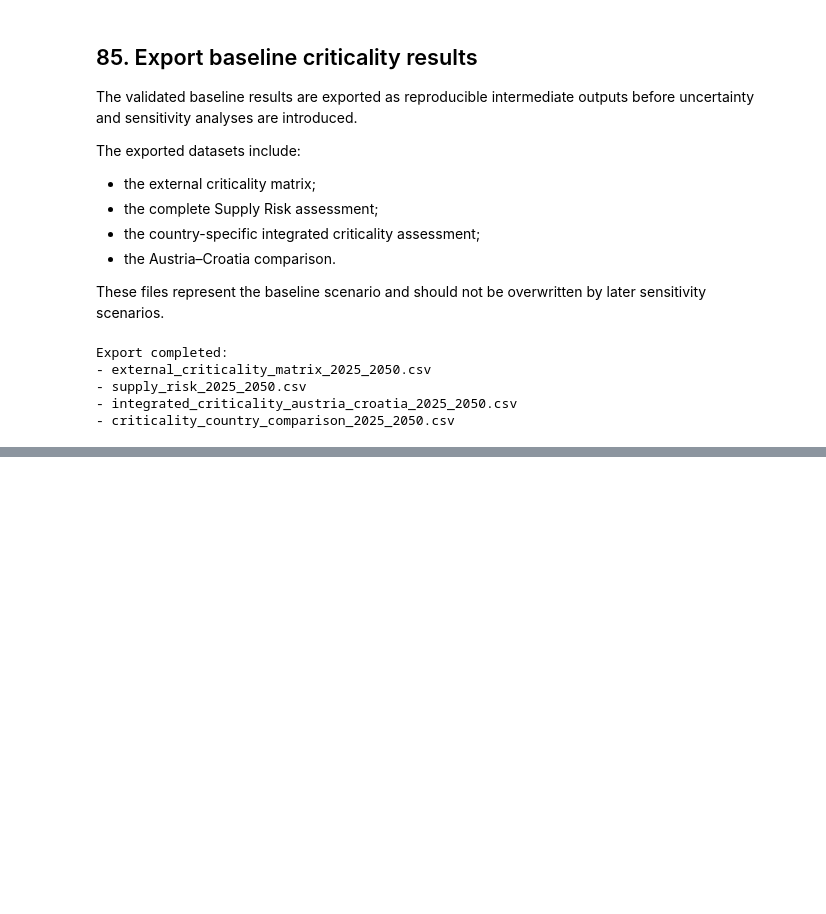
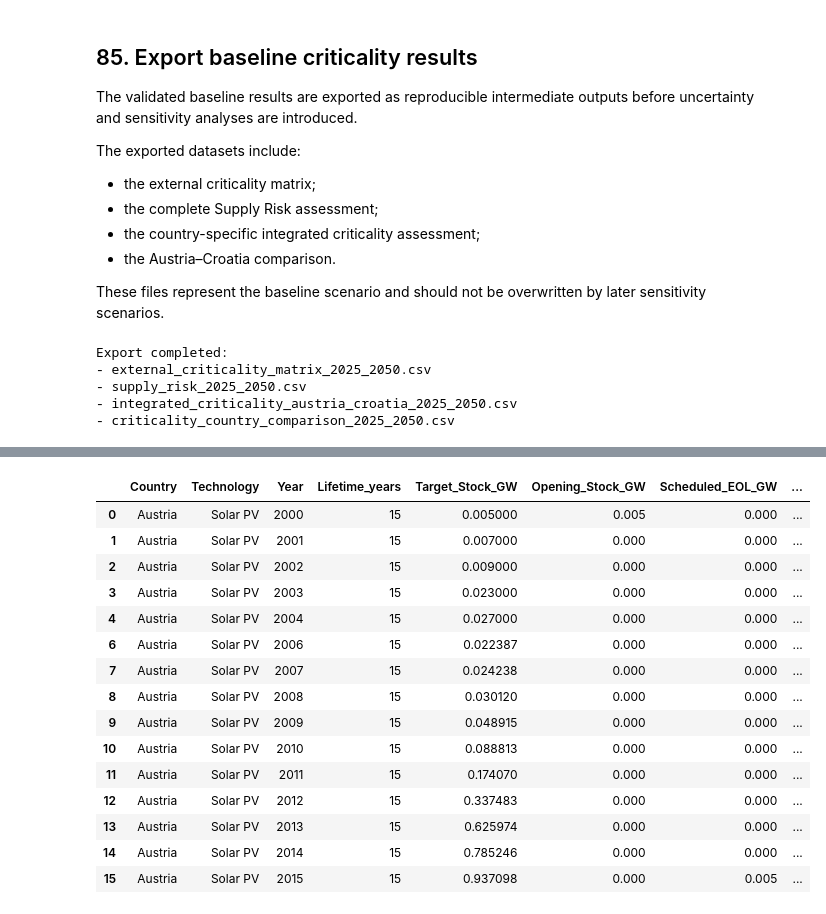
Before and after one commit to Trickwillfrit/MFA, a Jupyter notebook: notebooks/ENV501_Austria_Croatia_MFA.ipynb, the cells around one changed output, grey strips where cells are left out. Cells and saved outputs as stored; diff of their text form; code cells hidden in the pictures; blank space fills up the shorter version.

```diff
--- a/notebooks/ENV501_Austria_Croatia_MFA.ipynb
+++ b/notebooks/ENV501_Austria_Croatia_MFA.ipynb
@@ -11658,0 +12268,58 @@ Export completed:
+# %%
+lifetime_capacity_cohorts = (
+    lifetime_capacity_results
+    .copy()
+)
+
+lifetime_capacity_cohorts[
+    "Cohort_Capacity_GW"
+] = (
+    lifetime_capacity_cohorts[
+        "Opening_Stock_GW"
+    ].fillna(0)
+    +
+    lifetime_capacity_cohorts[
+        "Gross_Addition_GW"
+    ].fillna(0)
+)
+
+lifetime_capacity_cohorts[
+    "Cohort_Type"
+] = np.where(
+    lifetime_capacity_cohorts[
+        "Opening_Stock_GW"
+    ] > 0,
+    "Opening stock",
+    "Annual installation"
+)
+
+# Keep only actual installation cohorts
+lifetime_capacity_cohorts = (
+    lifetime_capacity_cohorts[
+        lifetime_capacity_cohorts[
+            "Cohort_Capacity_GW"
+        ] > 0
+    ]
+    .copy()
+)
+
+display(
+    lifetime_capacity_cohorts.head(15)
+)
+# %% [output]
+|  | Country | Technology | Year | Lifetime_years | Target_Stock_GW | Opening_Stock_GW | Scheduled_EOL_GW | ... |
+| 0 | Austria | Solar PV | 2000 | 15 | 0.005000 | 0.005 | 0.000 | ... |
+| 1 | Austria | Solar PV | 2001 | 15 | 0.007000 | 0.000 | 0.000 | ... |
+| 2 | Austria | Solar PV | 2002 | 15 | 0.009000 | 0.000 | 0.000 | ... |
+| 3 | Austria | Solar PV | 2003 | 15 | 0.023000 | 0.000 | 0.000 | ... |
+| 4 | Austria | Solar PV | 2004 | 15 | 0.027000 | 0.000 | 0.000 | ... |
+| 6 | Austria | Solar PV | 2006 | 15 | 0.022387 | 0.000 | 0.000 | ... |
+| 7 | Austria | Solar PV | 2007 | 15 | 0.024238 | 0.000 | 0.000 | ... |
+| 8 | Austria | Solar PV | 2008 | 15 | 0.030120 | 0.000 | 0.000 | ... |
+| 9 | Austria | Solar PV | 2009 | 15 | 0.048915 | 0.000 | 0.000 | ... |
+| 10 | Austria | Solar PV | 2010 | 15 | 0.088813 | 0.000 | 0.000 | ... |
+| 11 | Austria | Solar PV | 2011 | 15 | 0.174070 | 0.000 | 0.000 | ... |
+| 12 | Austria | Solar PV | 2012 | 15 | 0.337483 | 0.000 | 0.000 | ... |
+| 13 | Austria | Solar PV | 2013 | 15 | 0.625974 | 0.000 | 0.000 | ... |
+| 14 | Austria | Solar PV | 2014 | 15 | 0.785246 | 0.000 | 0.000 | ... |
+| 15 | Austria | Solar PV | 2015 | 15 | 0.937098 | 0.000 | 0.005 | ... |
```
Also changed, not shown: parts of 41 cells of this notebook.
